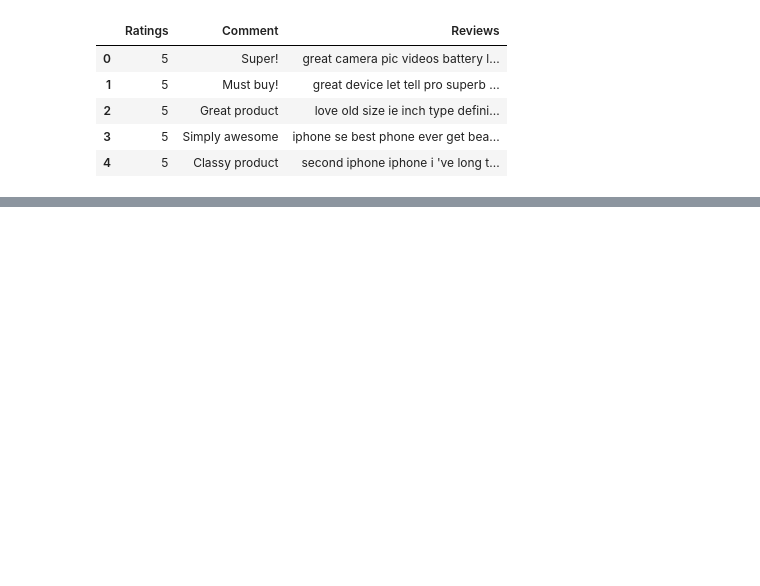
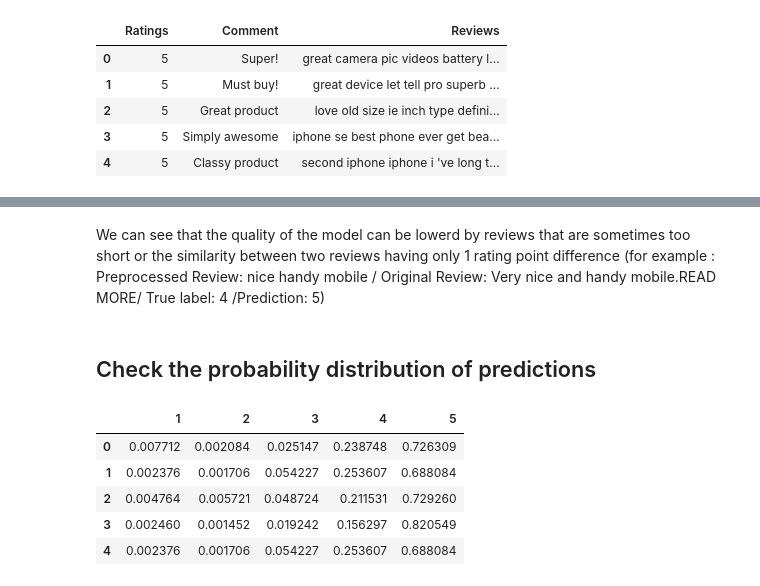
Before and after one commit to adozz78/NLP_Iphone_Project, a Jupyter notebook: Baseline_model.ipynb, the cells around one changed output, grey strips where cells are left out. Saved outputs shown, nothing was run; the diff lists cells and outputs as text; code cells hidden in the pictures; blank space fills up the shorter version.

```diff
--- a/Baseline_model.ipynb
+++ b/Baseline_model.ipynb
@@ -29,0 +223,15 @@ df.head()
+# %% [markdown]
+We can see that the quality of the model can be lowerd by reviews that are sometimes too short or the similarity between two reviews having only 1 rating point difference (for example : Preprocessed Review: nice handy mobile / Original Review: Very nice and handy mobile.READ MORE/ True label: 4 /Prediction: 5)
+# %% [markdown]
+## Check the probability distribution of predictions
+# %%
+probas = pd.DataFrame(model.predict_proba())
+probas.columns = class_labels
+probas.head()
+# %% [output]
+|  | 1 | 2 | 3 | 4 | 5 |
+| 0 | 0.007712 | 0.002084 | 0.025147 | 0.238748 | 0.726309 |
+| 1 | 0.002376 | 0.001706 | 0.054227 | 0.253607 | 0.688084 |
+| 2 | 0.004764 | 0.005721 | 0.048724 | 0.211531 | 0.729260 |
+| 3 | 0.002460 | 0.001452 | 0.019242 | 0.156297 | 0.820549 |
+| 4 | 0.002376 | 0.001706 | 0.054227 | 0.253607 | 0.688084 |
```
Also changed, not shown: parts of 28 cells of this notebook, 1 other file.
